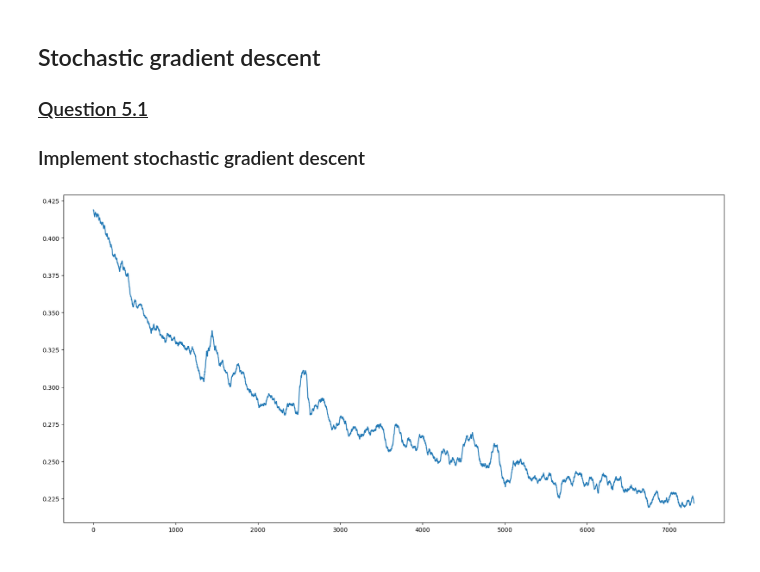
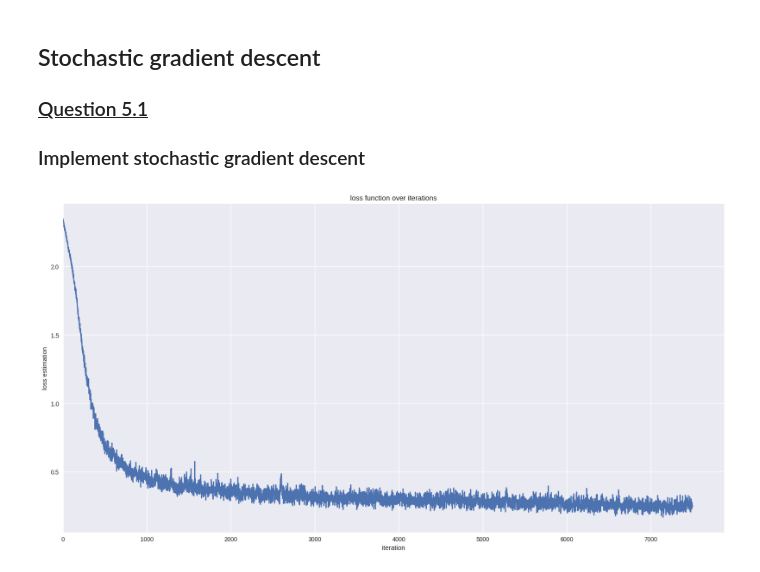
Before and after one commit to Dardare-Clement/Optimization_for_Machine_Learning-SD-TSIA211, a Jupyter notebook: TP2/Digit_recognition.ipynb, the cells around one changed output. Drawn from its saved outputs; the diff is of its cells as text; code cells hidden in the pictures.

```diff
--- a/TP2/Digit_recognition.ipynb
+++ b/TP2/Digit_recognition.ipynb
@@ -6,6 +6,7 @@ import tensorflow as tf
 from tensorflow import keras
 from tensorflow.keras import layers
 import matplotlib.pyplot as plt
+plt.style.use('seaborn')
 from tqdm import tqdm
 # %% [markdown]
 ## Model
@@ -123,7 +125,13 @@ for k in tqdm(range (number)):
+# %%
+loss_=[]
+loss_= stochastic_gradient_descent(x_train,y_train, loss_)
 # %%
 plt.figure(1,figsize=(20,10))
-loss_lisse = [np.mean(loss_[k:k+100]) for k in range (len(loss_)-200)]
-plt.plot(np.arange(len(loss_lisse)),loss_lisse)
+plt.plot(np.arange(len(loss_)),loss_,)
+plt.title('loss function over iterations')
+plt.xlabel('iteration')
+plt.xlim(0, None)
+plt.ylabel('loss estimation')
 plt.show()
 # %% [output]
-[figure, old version]
+[figure, new version]
```
Also changed, not shown: parts of 8 cells of this notebook.
